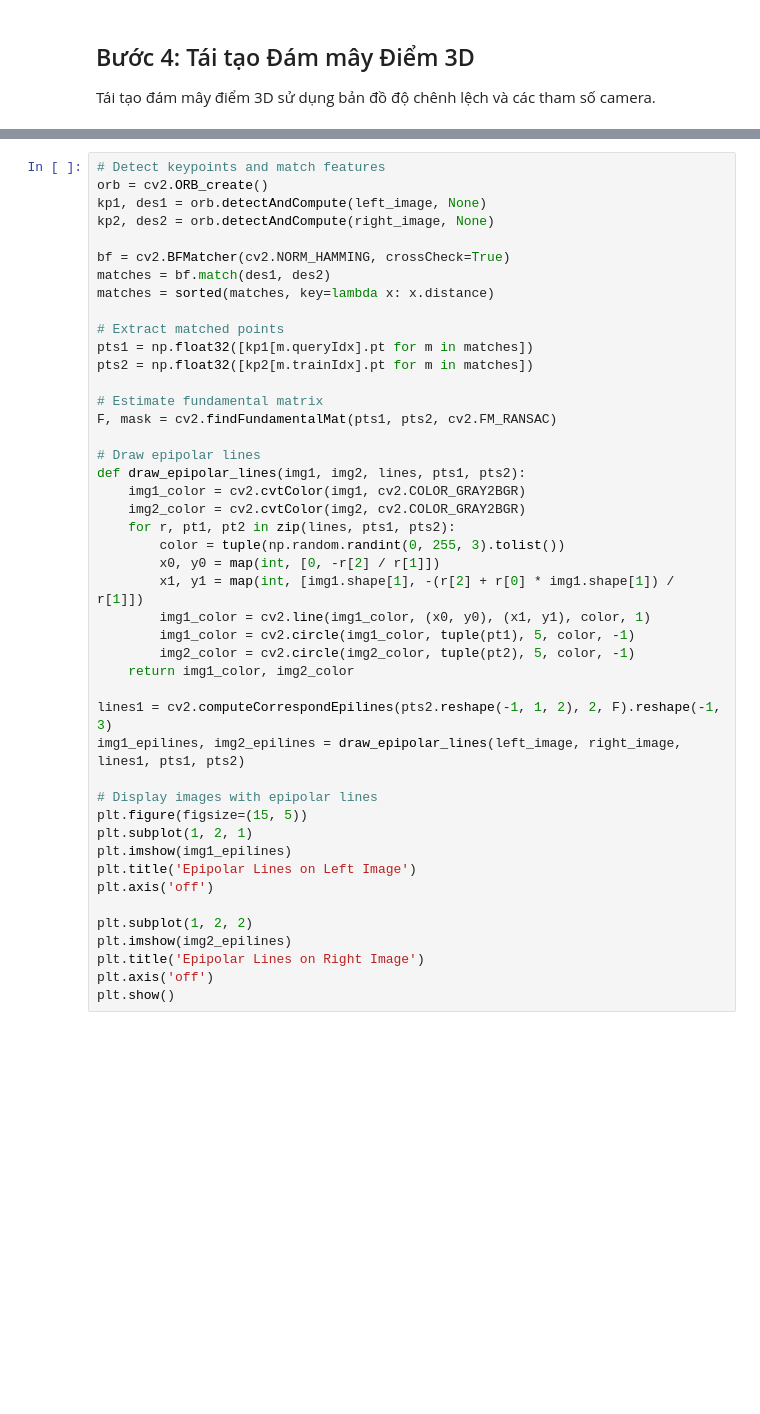
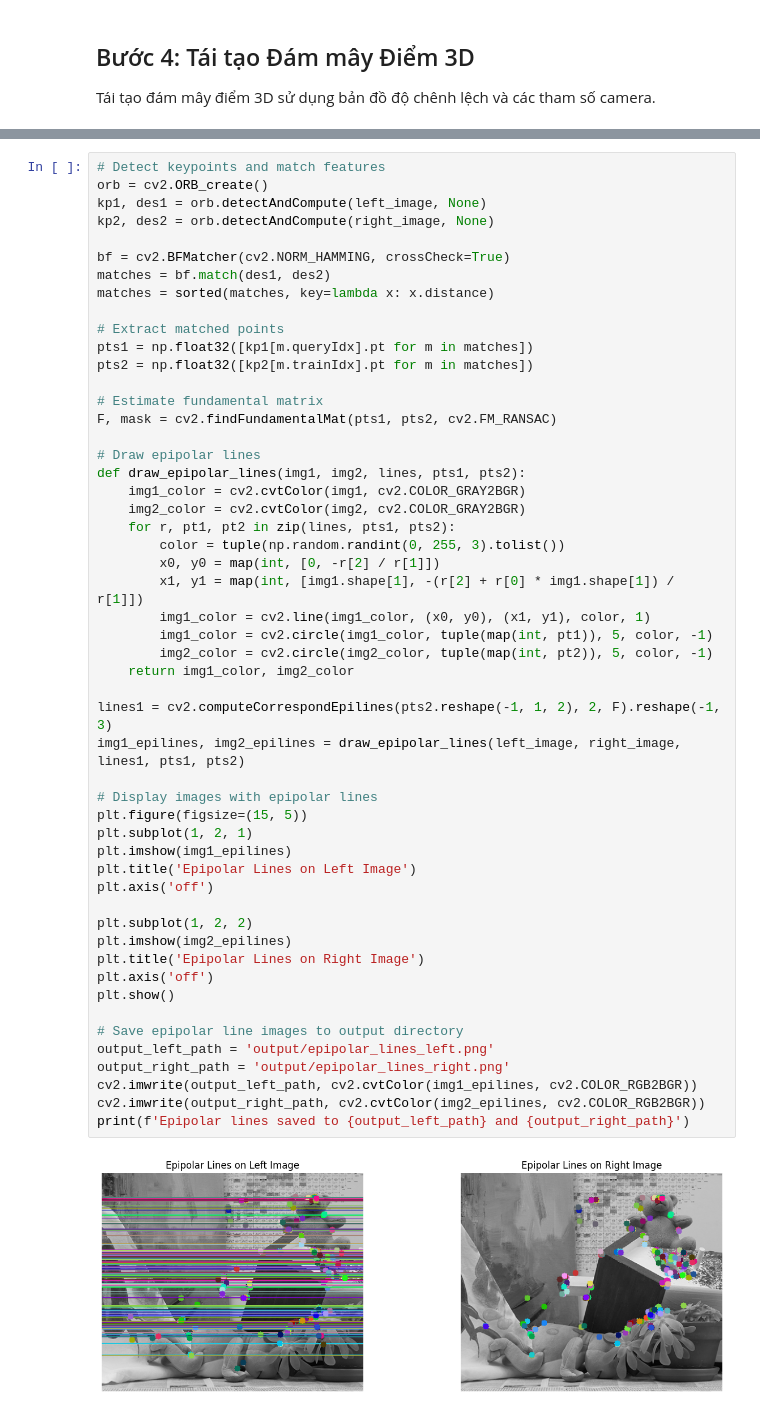
Before and after one commit to hino-hatake/computer-vision, a Jupyter notebook: 3d-reconstruction/stereo-vision.ipynb, the cells around one changed output, grey strips where cells are left out. Cells and saved outputs as stored; diff of their text form; blank space fills up the shorter version.

```diff
--- a/3d-reconstruction/stereo-vision.ipynb
+++ b/3d-reconstruction/stereo-vision.ipynb
@@ -100,32 +140,41 @@ pts2 = np.float32([kp2[m.trainIdx].pt for m in matches])
 
 # Estimate fundamental matrix
 F, mask = cv2.findFundamentalMat(pts1, pts2, cv2.FM_RANSAC)
 
 # Draw epipolar lines
 def draw_epipolar_lines(img1, img2, lines, pts1, pts2):
     img1_color = cv2.cvtColor(img1, cv2.COLOR_GRAY2BGR)
     img2_color = cv2.cvtColor(img2, cv2.COLOR_GRAY2BGR)
     for r, pt1, pt2 in zip(lines, pts1, pts2):
         color = tuple(np.random.randint(0, 255, 3).tolist())
         x0, y0 = map(int, [0, -r[2] / r[1]])
         x1, y1 = map(int, [img1.shape[1], -(r[2] + r[0] * img1.shape[1]) / r[1]])
         img1_color = cv2.line(img1_color, (x0, y0), (x1, y1), color, 1)
-        img1_color = cv2.circle(img1_color, tuple(pt1), 5, color, -1)
-        img2_color = cv2.circle(img2_color, tuple(pt2), 5, color, -1)
+        img1_color = cv2.circle(img1_color, tuple(map(int, pt1)), 5, color, -1)
+        img2_color = cv2.circle(img2_color, tuple(map(int, pt2)), 5, color, -1)
     return img1_color, img2_color
 
 lines1 = cv2.computeCorrespondEpilines(pts2.reshape(-1, 1, 2), 2, F).reshape(-1, 3)
 img1_epilines, img2_epilines = draw_epipolar_lines(left_image, right_image, lines1, pts1, pts2)
 
 # Display images with epipolar lines
 plt.figure(figsize=(15, 5))
 plt.subplot(1, 2, 1)
 plt.imshow(img1_epilines)
 plt.title('Epipolar Lines on Left Image')
 plt.axis('off')
 
 plt.subplot(1, 2, 2)
 plt.imshow(img2_epilines)
 plt.title('Epipolar Lines on Right Image')
 plt.axis('off')
 plt.show()
+
+# Save epipolar line images to output directory
+output_left_path = 'output/epipolar_lines_left.png'
+output_right_path = 'output/epipolar_lines_right.png'
+cv2.imwrite(output_left_path, cv2.cvtColor(img1_epilines, cv2.COLOR_RGB2BGR))
+cv2.imwrite(output_right_path, cv2.cvtColor(img2_epilines, cv2.COLOR_RGB2BGR))
+print(f'Epipolar lines saved to {output_left_path} and {output_right_path}')
+# %% [output]
+[figure, added]
```
Also changed, not shown: parts of 5 cells of this notebook, 20 other files.
